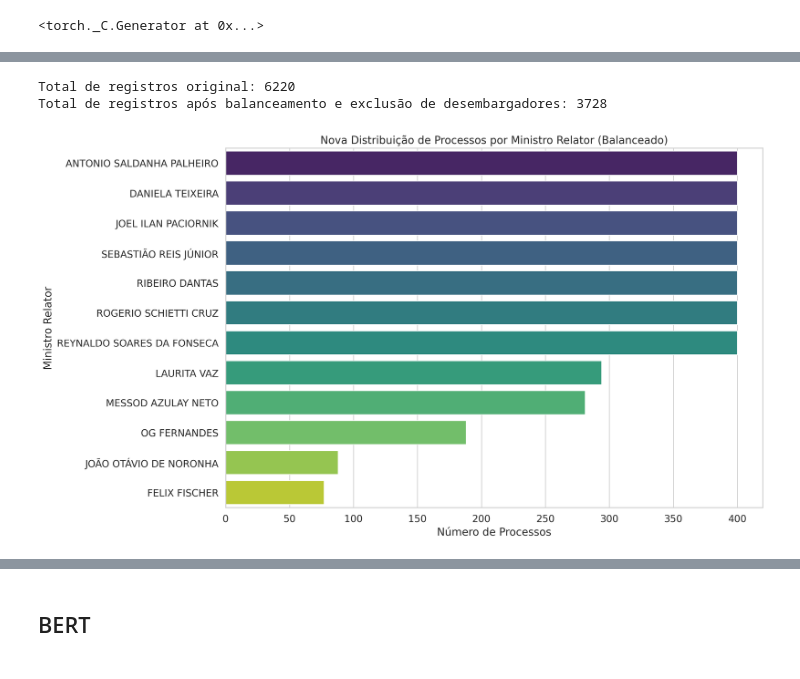
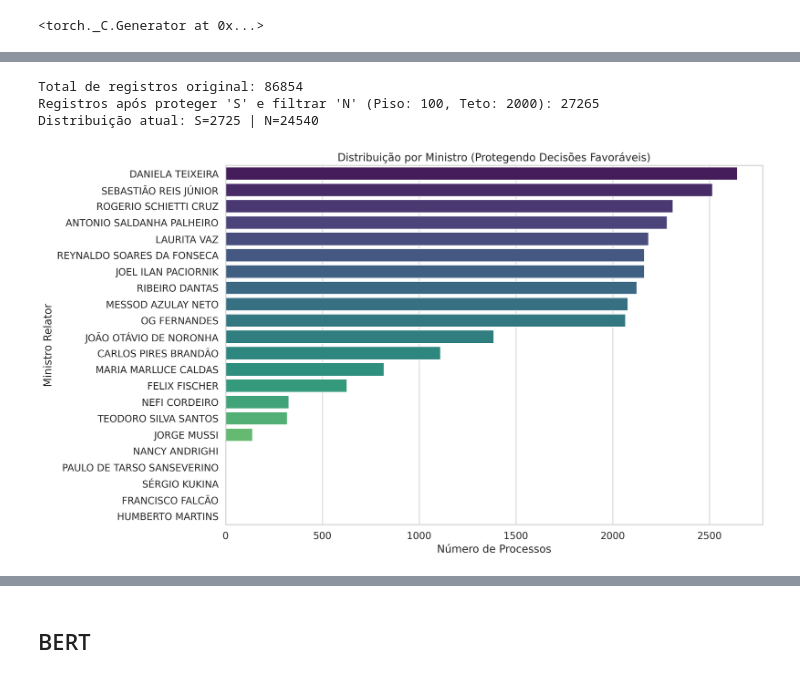
Before and after one commit to acporto16/PUCPRExtracaoDadosAbertosSTJ, a Jupyter notebook: models_cuda_pucpr/classification_decision_bert_report.ipynb, the cells around one changed output, grey strips where cells are left out. Drawn from its saved outputs; the diff is of its cells as text; code cells hidden in the pictures.

```diff
--- a/models_cuda_pucpr/classification_decision_bert_report.ipynb
+++ b/models_cuda_pucpr/classification_decision_bert_report.ipynb
@@ -161,46 +205,51 @@ else:
 # %%
 import pandas as pd
 import matplotlib.pyplot as plt
 import seaborn as sns
 
-min_processos = 50
-max_processos = 400
+# Novos pontos de corte sugeridos
+min_processos = 100
+max_processos = 2000
 
 print(f"Total de registros original: {len(df)}")
 
-# 1. Remoção de Desembargadores: Exclui relatores que são desembargadores convocados
-# Adicionado regex=False para evitar o erro com o parênteses aberto
+# 1. Remoção de Desembargadores
 df = df[~df[minister_col].str.contains(' (DESE', case=False, na=False, regex=False)].copy()
 
-# 2. Corte Mínimo: Identifica e filtra ministros com pelo menos 50 processos
-contagem = df[minister_col].value_counts()
-ministros_validos = contagem[contagem >= min_processos].index
-df_filtrado = df[df[minister_col].isin(ministros_validos)].copy()
+# 2. Separação para proteger a classe 'S' (Favorável)
+df_S_all = df[df['DECISAO_FAVORAVEL'] == 'S'].copy()
+df_N_only = df[df['DECISAO_FAVORAVEL'] == 'N'].copy()
 
-# 3. Teto Máximo: Limita a 400 processos por ministro através de amostragem aleatória
-def sample_minister(group):
+# 3. Corte Mínimo e Teto Máximo apenas na classe 'N'
+# Isso garante que não perderemos 'S' por baixa produtividade do ministro ou por amostragem
+contagem_N = df_N_only[minister_col].value_counts()
+ministros_validos_N = contagem_N[contagem_N >= min_processos].index
+df_N_filtrado = df_N_only[df_N_only[minister_col].isin(ministros_validos_N)].copy()
+
+def sample_minister_N(group):
     if len(group) > max_processos:
         return group.sample(n=max_processos, random_state=RANDOM_SEED)
     return group
 
-# Aplica o limite por grupo de ministros
-df_balanceado = df_filtrado.groupby(minister_col, group_keys=False).apply(sample_minister)
+df_N_balanceado = df_N_filtrado.groupby(minister_col, group_keys=False).apply(sample_minister_N)
 
-# Atualiza o dataframe principal
-df = df_balanceado.reset_index(drop=True)
+# 4. Recombinação (Mantendo todos os 'S' e os 'N' filtrados/balanceados)
+df = pd.concat([df_S_all, df_N_balanceado]).reset_index(drop=True)
 
-print(f"Total de registros após balanceamento e exclusão de desembargadores: {len(df)}")
+print(f"Registros após proteger 'S' e filtrar 'N' (Piso: {min_processos}, Teto: {max_processos}): {len(df)}")
+print(f"Distribuição atual: S={len(df[df['DECISAO_FAVORAVEL']=='S'])} | N={len(df[df['DECISAO_FAVORAVEL']=='N'])}")
 
-# 4. Visualiza a nova distribuição
+# 5. Visualiza a distribuição por ministro (final)
 plt.figure(figsize=(14, 8))
 minister_counts_new = df[minister_col].value_counts()
 sns.barplot(y=minister_counts_new.index, x=minister_counts_new.values, palette='viridis')
-plt.title('Nova Distribuição de Processos por Ministro Relator (Balanceado)')
+plt.title('Distribuição por Ministro (Protegendo Decisões Favoráveis)')
 plt.xlabel('Número de Processos')
 plt.ylabel('Ministro Relator')
 plt.tight_layout()
 plt.show()
 # %% [output]
-Total de registros original: 6220
-Total de registros após balanceamento e exclusão de desembargadores: 3728
+Total de registros original: 86854
+Registros após proteger 'S' e filtrar 'N' (Piso: 100, Teto: 2000): 27265
+Distribuição atual: S=2725 | N=24540
-[figure, old version]
+[figure, new version]
```
Also changed, not shown: parts of 38 cells of this notebook.
